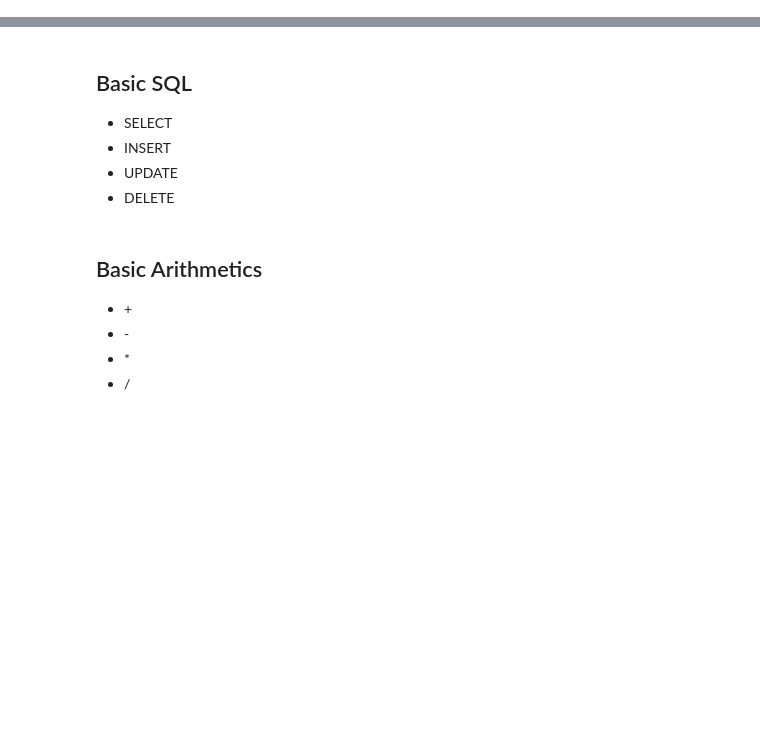
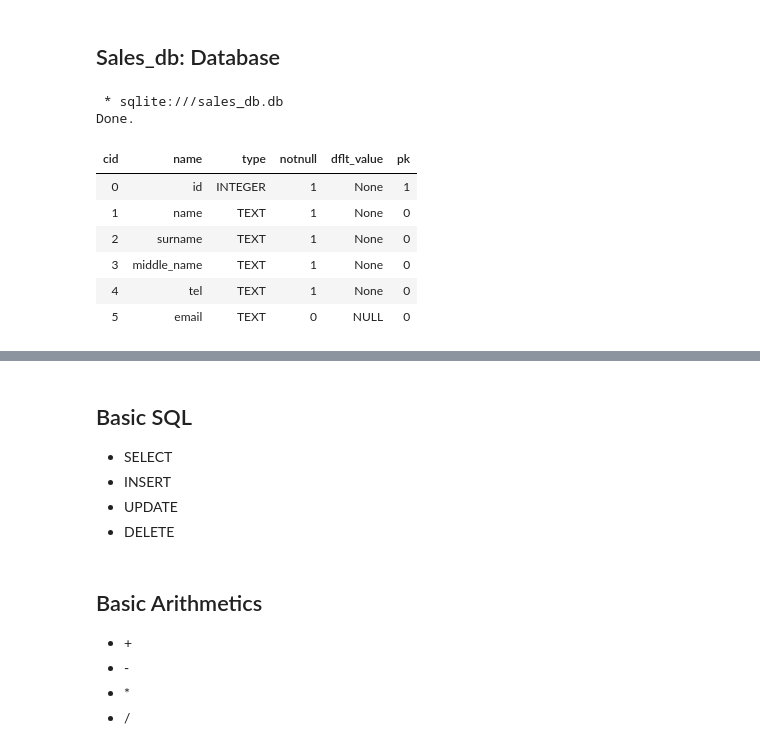
Before and after one commit to YvesMatanga/freemium_datascience, a Jupyter notebook: sql/sql_practice_room.ipynb, the cells around one changed output, grey strips where cells are left out. Drawn from its saved outputs; the diff is of its cells as text; code cells hidden in the pictures; blank space fills up the shorter version.

```diff
--- a/sql/sql_practice_room.ipynb
+++ b/sql/sql_practice_room.ipynb
@@ -18,3 +23,18 @@ ModuleNotFoundError: No module named 'sql_magic'
 # %%
 %%sql
 sqlite:///sales_db.db
+# %% [markdown]
+<h2>Sales_db: Database</h2>
+# %%
+%%sql
+PRAGMA table_info(customer_list);
+# %% [output]
+ * sqlite:///sales_db.db
+Done.
+| cid | name | type | notnull | dflt_value | pk |
+| 0 | id | INTEGER | 1 | None | 1 |
+| 1 | name | TEXT | 1 | None | 0 |
+| 2 | surname | TEXT | 1 | None | 0 |
+| 3 | middle_name | TEXT | 1 | None | 0 |
+| 4 | tel | TEXT | 1 | None | 0 |
+| 5 | email | TEXT | 0 | NULL | 0 |
```
Also changed, not shown: parts of 8 cells of this notebook.
